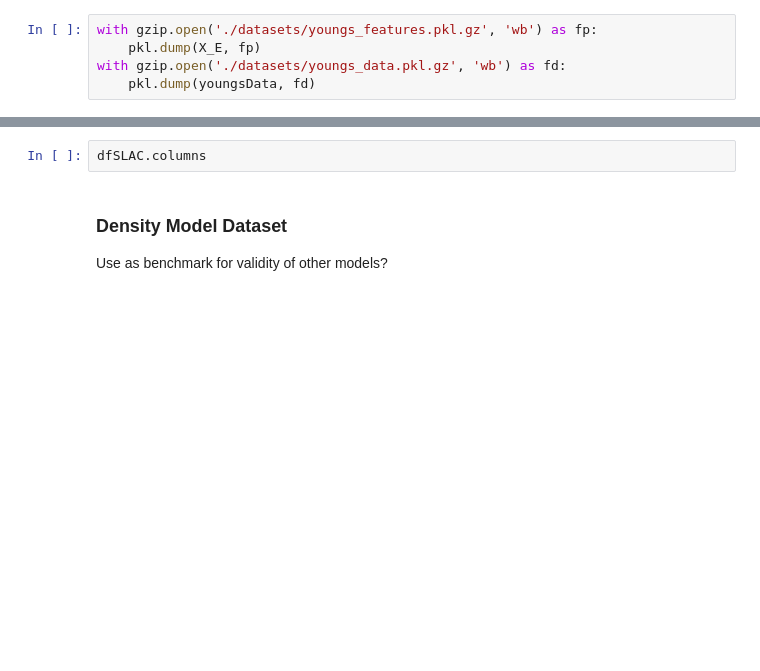
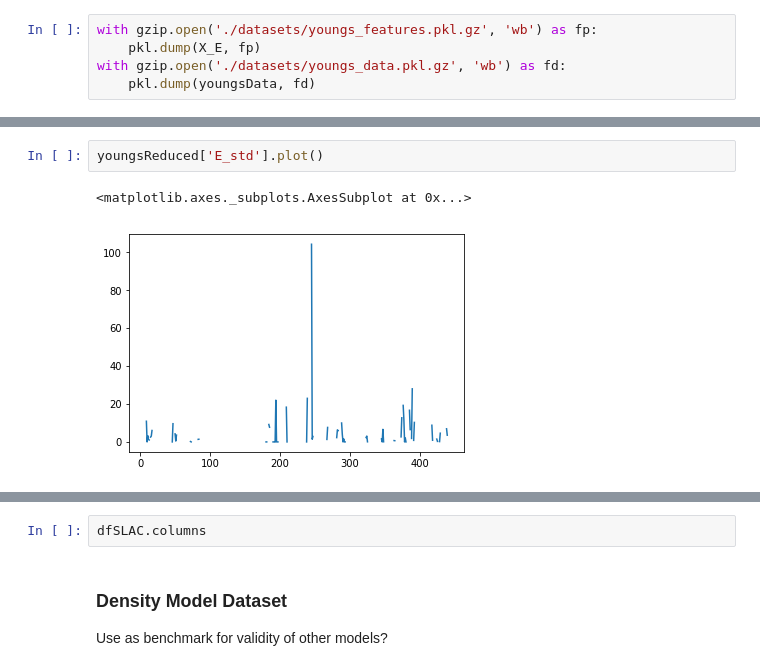
Before and after one commit to tangkong/MechPropModels, a Jupyter notebook: 0_format_merge_data.ipynb, the cells around one changed output, grey strips where cells are left out. Saved outputs shown, nothing was run; the diff lists cells and outputs as text; blank space fills up the shorter version.

```diff
--- a/0_format_merge_data.ipynb
+++ b/0_format_merge_data.ipynb
@@ -200,0 +302,5 @@ dupes
+# %%
+youngsReduced['E_std'].plot()
+# %% [output]
+<matplotlib.axes._subplots.AxesSubplot at 0x...>
+[figure, added]
```
Also changed, not shown: parts of 60 cells of this notebook, 19 other files.
